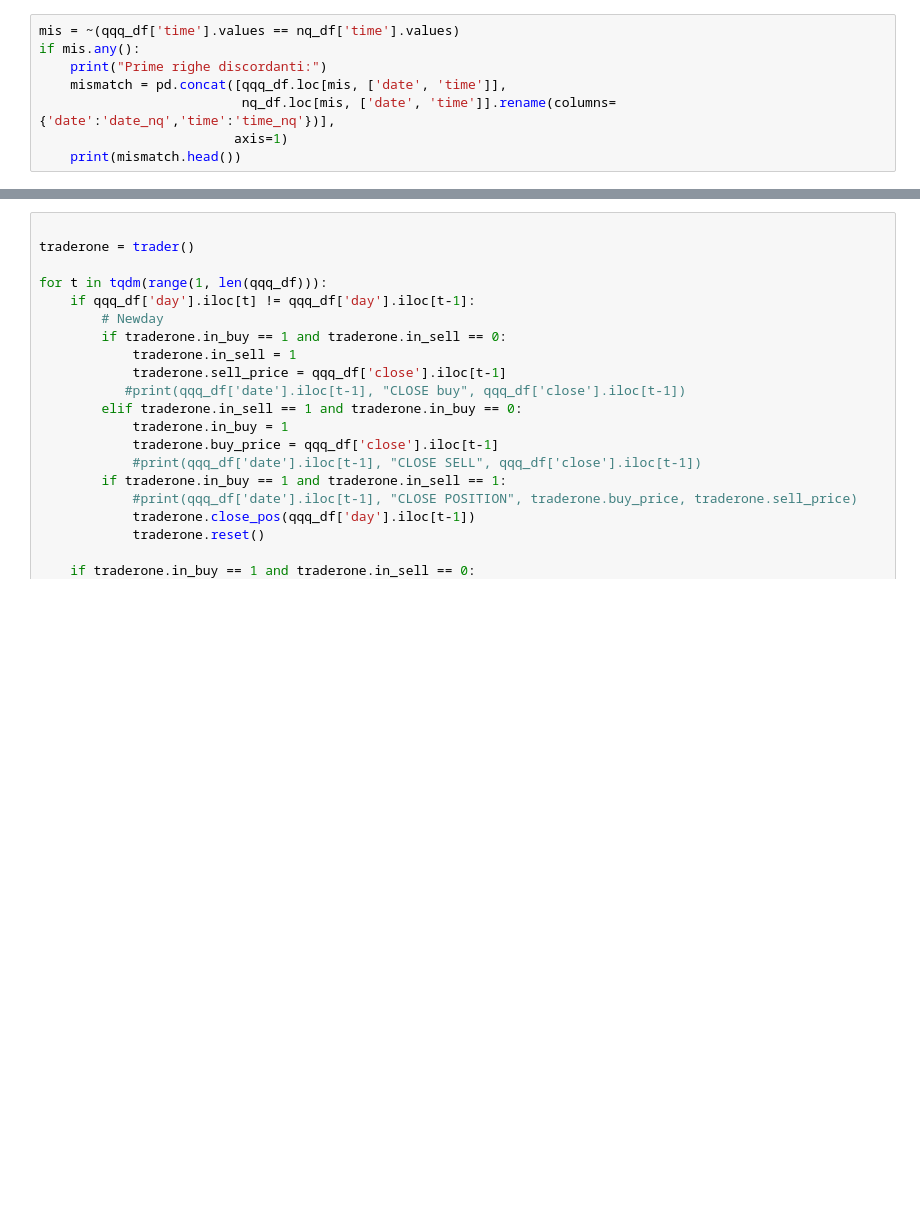
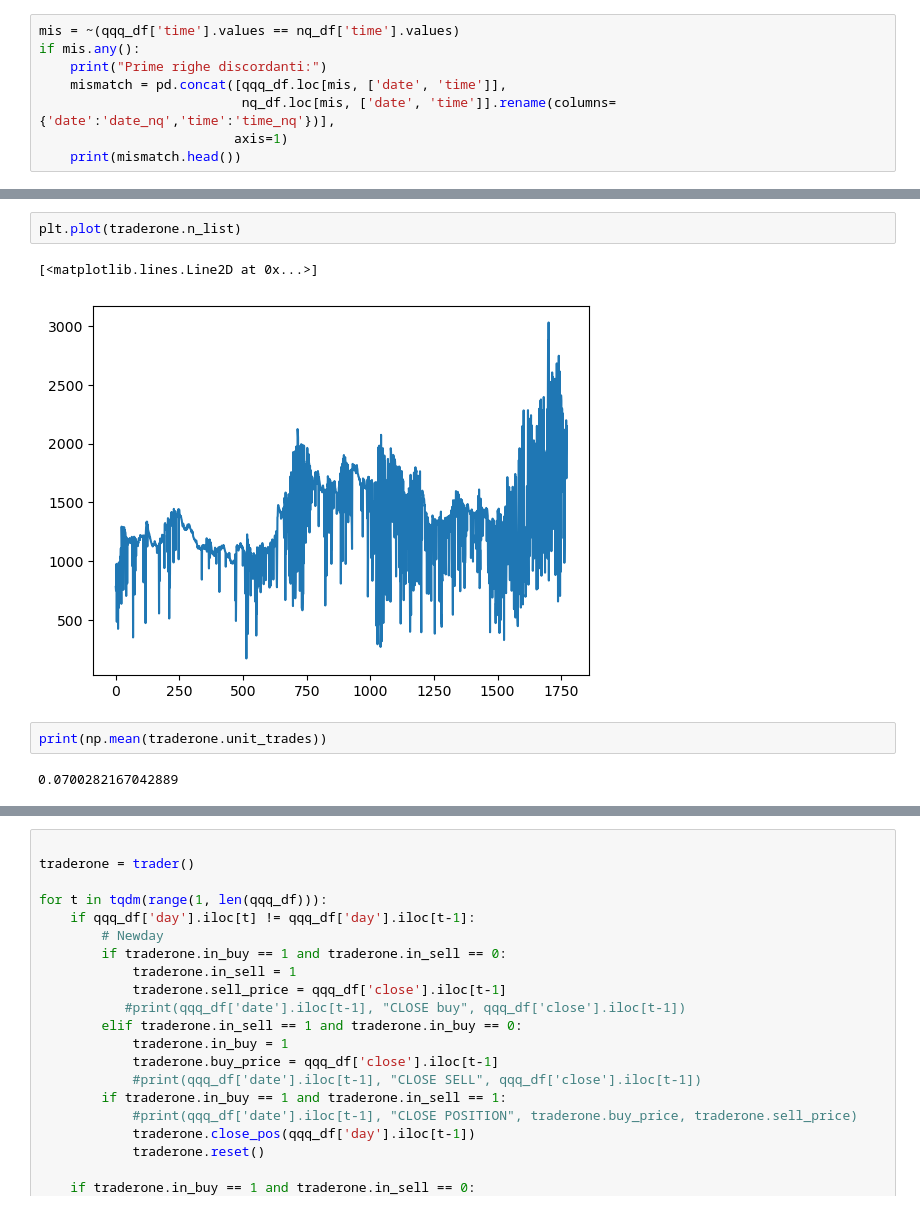
Before and after one commit to giovannibrusco/qqq-opening-bias-5min, a Jupyter notebook: QQQ_bias.ipynb, the cells around one changed output, grey strips where cells are left out. Saved outputs shown, nothing was run; the diff lists cells and outputs as text; blank space fills up the shorter version.

```diff
--- a/QQQ_bias.ipynb
+++ b/QQQ_bias.ipynb
@@ -202,0 +305,9 @@ if mis.any():
+# %%
+plt.plot(traderone.n_list)
+# %% [output]
+[<matplotlib.lines.Line2D at 0x...>]
+[figure, added]
+# %%
+print(np.mean(traderone.unit_trades))
+# %% [output]
+0.0700282167042889
```
Also changed, not shown: parts of 8 cells of this notebook.
